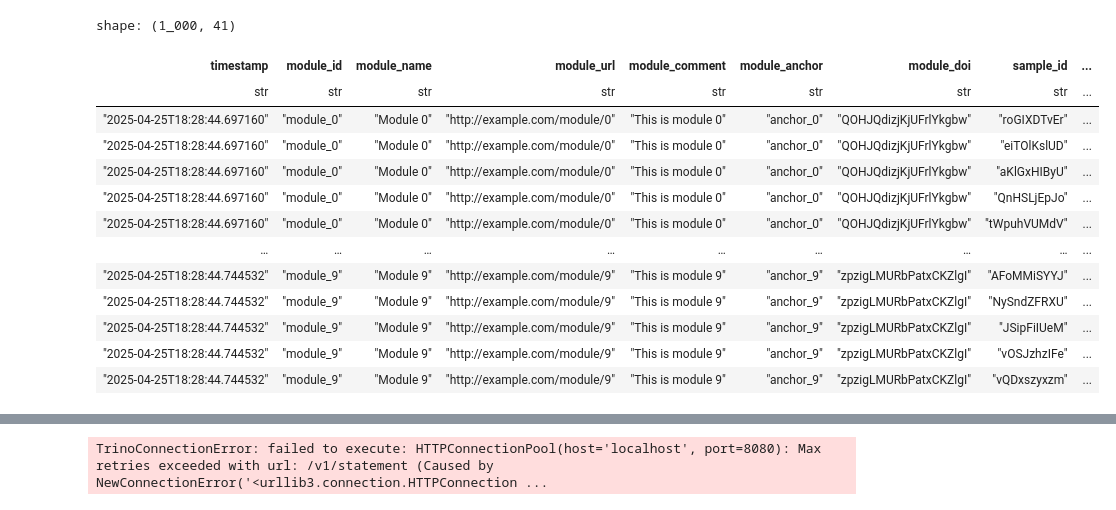
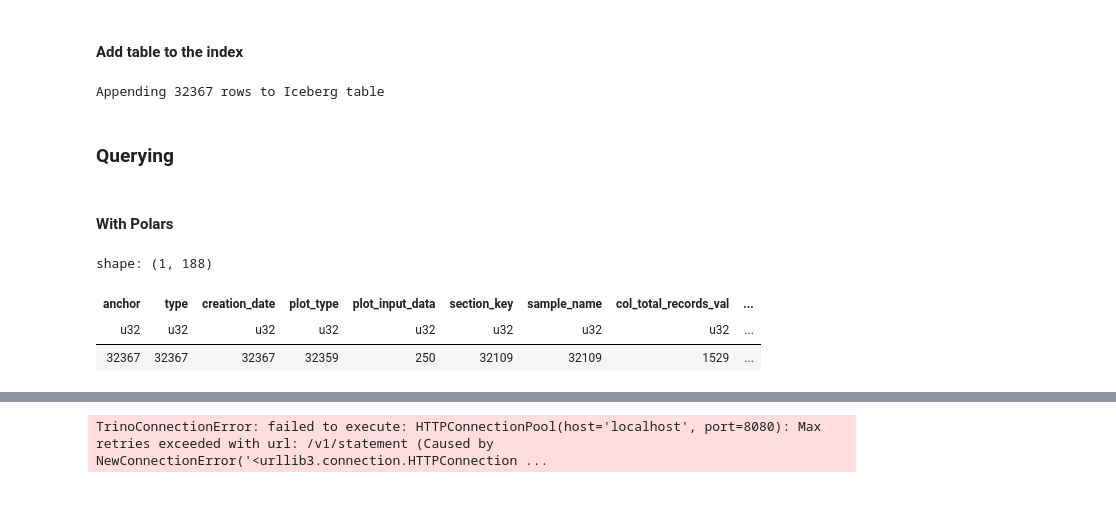
Before and after one commit to MultiQC/evals, a Jupyter notebook: notebooks/iceberg.ipynb, the cells around one changed output, grey strips where cells are left out. Drawn from its saved outputs; the diff is of its cells as text; code cells hidden in the pictures.

Commit message:
Update Iceberg notebook: create and explore with Polars and DuckDB

```diff
--- a/notebooks/iceberg.ipynb
+++ b/notebooks/iceberg.ipynb
@@ -94,0 +11,30 @@ iceberg_table.append(pa_table)
+# %%
+import glob
+import os
+from pathlib import Path
+
+import boto3
+import pyarrow.dataset as ds
+import pyarrow.fs as fs
+from dotenv import load_dotenv
+from pyiceberg.catalog import load_catalog
+from pyiceberg.catalog.hive import HiveCatalog
+from pyiceberg.catalog.rest import RestCatalog
+from pyiceberg.exceptions import NoSuchTableError
+
+load_dotenv()
+
+# Configure Cloudflare R2 connection
+TOKEN = os.environ["CLOUDFLARE_TOKEN"]
+ACCESS_KEY_ID = os.environ["CLOUDFLARE_ACCESS_KEY_ID"]
+SECRET_ACCESS_KEY = os.environ["CLOUDFLARE_SECRET_ACCESS_KEY"]
+WAREHOUSE = "8234d07c9c28a6f6c380fe45731ba8e4_megaqc-test"
+CATALOG_URI = "https://catalog.cloudflarestorage.com/8234d07c9c28a6f6c380fe45731ba8e4/megaqc-test"
+R2_ENDPOINT_URL = "https://8234d07c9c28a6f6c380fe45731ba8e4.r2.cloudflarestorage.com"
+
+CATALOG_NAME = "megaqc-test"
+BUCKET_NAME = "megaqc-test"
+NAMESPACE = DATASET
+TABLE_NAME = EXPERIMENT_NAME
+
+s3_prefix = f"{DATASET}/{EXPERIMENT_NAME}/parquet/"
@@ -94,0 +98,2 @@ iceberg_table.append(pa_table)
+# %%
+DROP_FIRST = True
@@ -95,18 +202,30 @@ iceberg_table.append(pa_table)
+# %% [markdown]
+#### Add table to the index
+# %%
+iceberg_table = catalog.load_table((NAMESPACE, TABLE_NAME))
+print(f"Appending {pa_table.num_rows} rows to Iceberg table")
+iceberg_table.append(pa_table)
+# %% [output]
+Appending 32367 rows to Iceberg table
+# %% [markdown]
+### Querying
+# %%
+catalog = load_catalog(
+    CATALOG_NAME,
+    type="rest",
+    uri=CATALOG_URI,
+    warehouse=WAREHOUSE,
+    token=TOKEN,
+)
+iceberg_table = catalog.load_table((NAMESPACE, TABLE_NAME))
+# %% [markdown]
+#### With Polars
 # %%
 import polars as pl
-iceberg_table.to_polars().filter(pl.col("metric_name") == "metric_0").collect()
+df = iceberg_table.to_polars()
+df.count().collect()
 # %% [output]
-shape: (1_000, 41)
+shape: (1, 188)
-| timestamp | module_id | module_name | module_url | module_comment | module_anchor | module_doi | sample_id | ... |
-| str | str | str | str | str | str | str | str | ... |
-| "2025-04-25T18:28:44.697160" | "module_0" | "Module 0" | "http://example.com/module/0" | "This is module 0" | "anchor_0" | "QOHJQdizjKjUFrlYkgbw" | "roGIXDTvEr" | ... |
-| "2025-04-25T18:28:44.697160" | "module_0" | "Module 0" | "http://example.com/module/0" | "This is module 0" | "anchor_0" | "QOHJQdizjKjUFrlYkgbw" | "eiTOlKslUD" | ... |
-| "2025-04-25T18:28:44.697160" | "module_0" | "Module 0" | "http://example.com/module/0" | "This is module 0" | "anchor_0" | "QOHJQdizjKjUFrlYkgbw" | "aKlGxHIByU" | ... |
-| "2025-04-25T18:28:44.697160" | "module_0" | "Module 0" | "http://example.com/module/0" | "This is module 0" | "anchor_0" | "QOHJQdizjKjUFrlYkgbw" | "QnHSLjEpJo" | ... |
-| "2025-04-25T18:28:44.697160" | "module_0" | "Module 0" | "http://example.com/module/0" | "This is module 0" | "anchor_0" | "QOHJQdizjKjUFrlYkgbw" | "tWpuhVUMdV" | ... |
-| … | … | … | … | … | … | … | … | ... |
-| "2025-04-25T18:28:44.744532" | "module_9" | "Module 9" | "http://example.com/module/9" | "This is module 9" | "anchor_9" | "zpzigLMURbPatxCKZlgI" | "AFoMMiSYYJ" | ... |
-| "2025-04-25T18:28:44.744532" | "module_9" | "Module 9" | "http://example.com/module/9" | "This is module 9" | "anchor_9" | "zpzigLMURbPatxCKZlgI" | "NySndZFRXU" | ... |
-| "2025-04-25T18:28:44.744532" | "module_9" | "Module 9" | "http://example.com/module/9" | "This is module 9" | "anchor_9" | "zpzigLMURbPatxCKZlgI" | "JSipFiIUeM" | ... |
-| "2025-04-25T18:28:44.744532" | "module_9" | "Module 9" | "http://example.com/module/9" | "This is module 9" | "anchor_9" | "zpzigLMURbPatxCKZlgI" | "vOSJzhzIFe" | ... |
-| "2025-04-25T18:28:44.744532" | "module_9" | "Module 9" | "http://example.com/module/9" | "This is module 9" | "anchor_9" | "zpzigLMURbPatxCKZlgI" | "vQDxszyxzm" | ... |
+| anchor | type | creation_date | plot_type | plot_input_data | section_key | sample_name | col_total_records_val | ... |
+| u32 | u32 | u32 | u32 | u32 | u32 | u32 | u32 | ... |
+| 32367 | 32367 | 32367 | 32359 | 250 | 32109 | 32109 | 1529 | ... |
```
Also changed, not shown: parts of 25 cells of this notebook.
